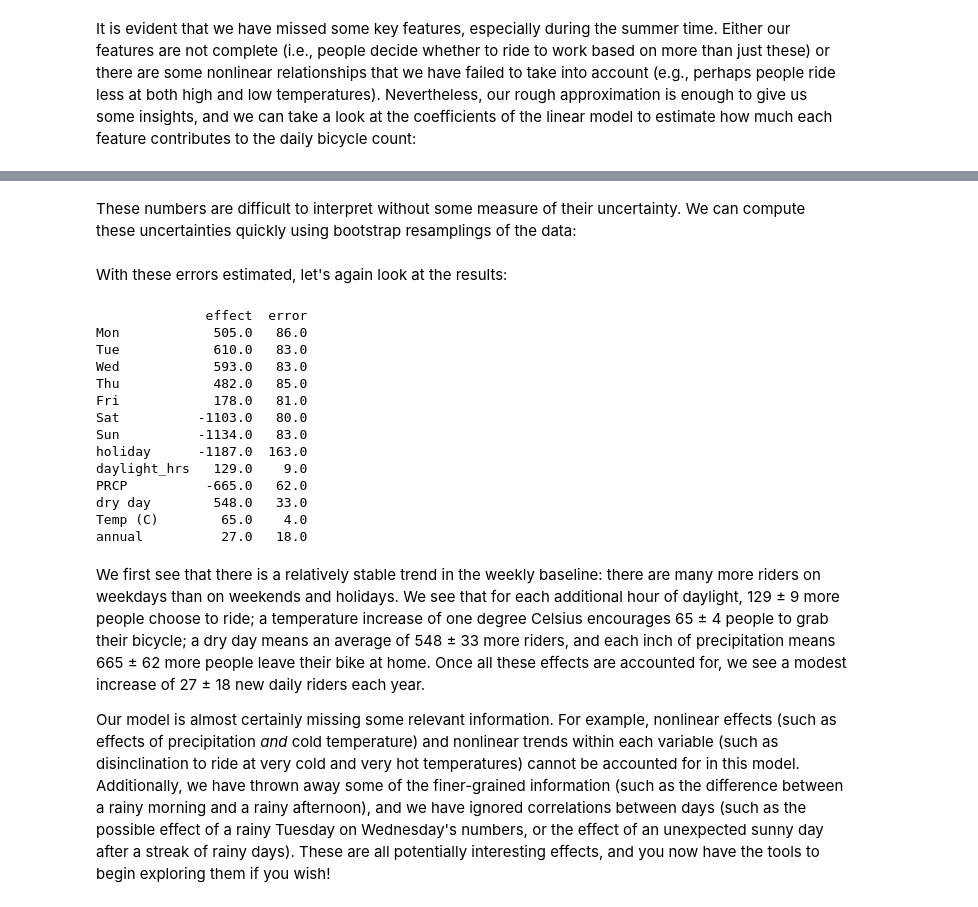
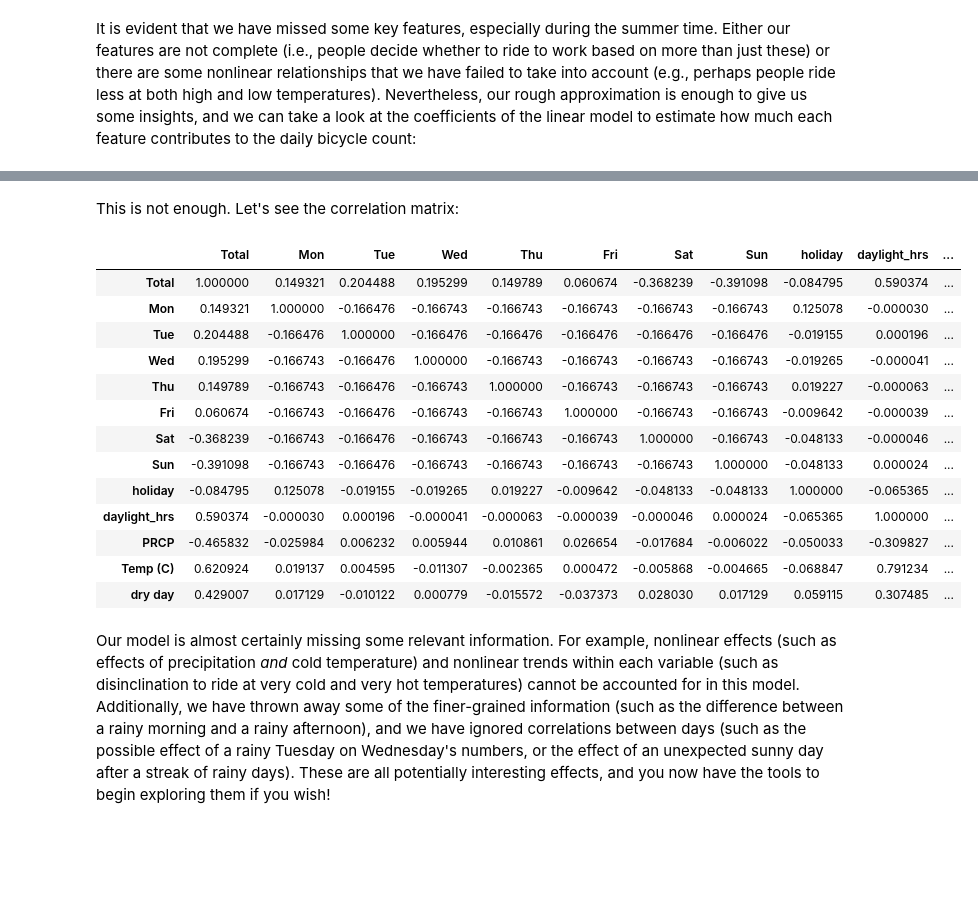
Before and after one commit to ruiwu1990/CSCI_4120, a Jupyter notebook: Linear_regression/Regularization.ipynb, the cells around one changed output, grey strips where cells are left out. Cells and saved outputs as stored; diff of their text form; code cells hidden in the pictures; blank space fills up the shorter version.

```diff
--- a/Linear_regression/Regularization.ipynb
+++ b/Linear_regression/Regularization.ipynb
@@ -272,4 +352 @@ annual            26.942713
 dtype: float64
-# %% [markdown]
-These numbers are difficult to interpret without some measure of their uncertainty.
-We can compute these uncertainties quickly using bootstrap resamplings of the data:
@@ -281,28 +353,26 @@ err = np.std([model.fit(*resample(X, y)).coef_
-# %% [markdown]
-With these errors estimated, let's again look at the results:
-# %%
-print(pd.DataFrame({'effect': params.round(0),
-                    'error': err.round(0)}))
-# %% [output]
-              effect  error
-Mon            505.0   86.0
-Tue            610.0   83.0
-Wed            593.0   83.0
-Thu            482.0   85.0
-Fri            178.0   81.0
-Sat          -1103.0   80.0
-Sun          -1134.0   83.0
-holiday      -1187.0  163.0
-daylight_hrs   129.0    9.0
-PRCP          -665.0   62.0
-dry day        548.0   33.0
-Temp (C)        65.0    4.0
-annual          27.0   18.0
+# %% [markdown]
+This is not enough. Let's see the correlation matrix:
+# %%
+import matplotlib.pyplot as plt
+
+daily[:5]
+daily.corr(method='spearman')
+# %% [output]
+|  | Total | Mon | Tue | Wed | Thu | Fri | Sat | Sun | holiday | daylight_hrs | ... |
+| Total | 1.000000 | 0.149321 | 0.204488 | 0.195299 | 0.149789 | 0.060674 | -0.368239 | -0.391098 | -0.084795 | 0.590374 | ... |
+| Mon | 0.149321 | 1.000000 | -0.166476 | -0.166743 | -0.166743 | -0.166743 | -0.166743 | -0.166743 | 0.125078 | -0.000030 | ... |
+| Tue | 0.204488 | -0.166476 | 1.000000 | -0.166476 | -0.166476 | -0.166476 | -0.166476 | -0.166476 | -0.019155 | 0.000196 | ... |
+| Wed | 0.195299 | -0.166743 | -0.166476 | 1.000000 | -0.166743 | -0.166743 | -0.166743 | -0.166743 | -0.019265 | -0.000041 | ... |
+| Thu | 0.149789 | -0.166743 | -0.166476 | -0.166743 | 1.000000 | -0.166743 | -0.166743 | -0.166743 | 0.019227 | -0.000063 | ... |
+| Fri | 0.060674 | -0.166743 | -0.166476 | -0.166743 | -0.166743 | 1.000000 | -0.166743 | -0.166743 | -0.009642 | -0.000039 | ... |
+| Sat | -0.368239 | -0.166743 | -0.166476 | -0.166743 | -0.166743 | -0.166743 | 1.000000 | -0.166743 | -0.048133 | -0.000046 | ... |
+| Sun | -0.391098 | -0.166743 | -0.166476 | -0.166743 | -0.166743 | -0.166743 | -0.166743 | 1.000000 | -0.048133 | 0.000024 | ... |
+| holiday | -0.084795 | 0.125078 | -0.019155 | -0.019265 | 0.019227 | -0.009642 | -0.048133 | -0.048133 | 1.000000 | -0.065365 | ... |
+| daylight_hrs | 0.590374 | -0.000030 | 0.000196 | -0.000041 | -0.000063 | -0.000039 | -0.000046 | 0.000024 | -0.065365 | 1.000000 | ... |
+| PRCP | -0.465832 | -0.025984 | 0.006232 | 0.005944 | 0.010861 | 0.026654 | -0.017684 | -0.006022 | -0.050033 | -0.309827 | ... |
+| Temp (C) | 0.620924 | 0.019137 | 0.004595 | -0.011307 | -0.002365 | 0.000472 | -0.005868 | -0.004665 | -0.068847 | 0.791234 | ... |
+| dry day | 0.429007 | 0.017129 | -0.010122 | 0.000779 | -0.015572 | -0.037373 | 0.028030 | 0.017129 | 0.059115 | 0.307485 | ... |
 # %% [markdown]
-We first see that there is a relatively stable trend in the weekly baseline: there are many more riders on weekdays than on weekends and holidays.
-We see that for each additional hour of daylight, 129 ± 9 more people choose to ride; a temperature increase of one degree Celsius encourages 65 ± 4 people to grab their bicycle; a dry day means an average of 548 ± 33 more riders, and each inch of precipitation means 665 ± 62 more people leave their bike at home.
-Once all these effects are accounted for, we see a modest increase of 27 ± 18 new daily riders each year.
-
 Our model is almost certainly missing some relevant information. For example, nonlinear effects (such as effects of precipitation *and* cold temperature) and nonlinear trends within each variable (such as disinclination to ride at very cold and very hot temperatures) cannot be accounted for in this model.
 Additionally, we have thrown away some of the finer-grained information (such as the difference between a rainy morning and a rainy afternoon), and we have ignored correlations between days (such as the possible effect of a rainy Tuesday on Wednesday's numbers, or the effect of an unexpected sunny day after a streak of rainy days).
 These are all potentially interesting effects, and you now have the tools to begin exploring them if you wish!
```
Also changed, not shown: parts of 11 cells of this notebook, 2 other files.
